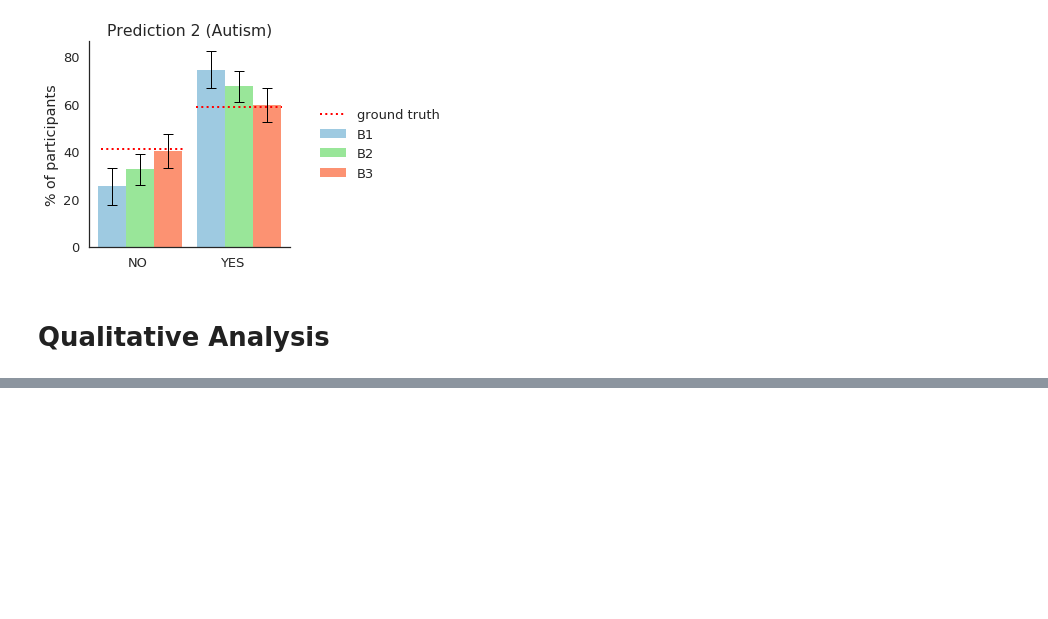
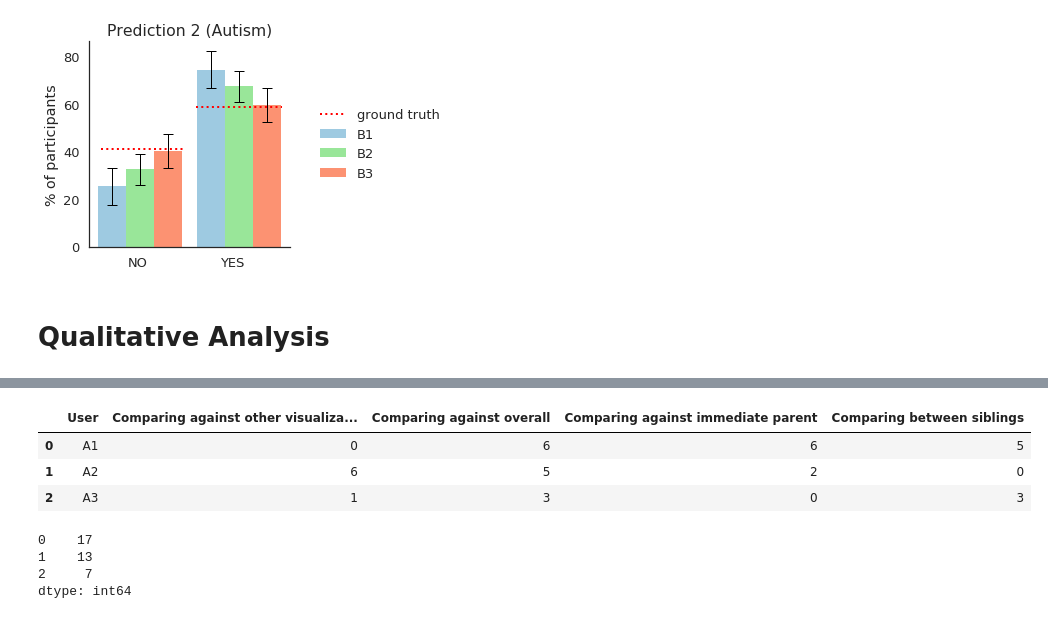
Before and after one commit to dorisjlee/viz-summarization, a Jupyter notebook: ipynb/User Study Results and Paper Statistics.ipynb, the cells around one changed output, grey strips where cells are left out. Saved outputs shown, nothing was run; the diff lists cells and outputs as text; code cells hidden in the pictures; blank space fills up the shorter version.

```diff
--- a/ipynb/User Study Results and Paper Statistics.ipynb
+++ b/ipynb/User Study Results and Paper Statistics.ipynb
@@ -500 +504,3 @@ autism_code = autism_code.drop(0)
+# %%
+comparison = ['Comparing against other visualizations that have the one or more of the same attribute (relatives)','Comparing against overall','Comparing against immediate parent','Comparing between siblings']
 # %%
@@ -507 +508,15 @@ police_code.groupby("User",as_index=False).sum()
+# %%
+police_agg_result[["User"]+comparison]
+# %% [output]
+|  | User | Comparing against other visualiza... | Comparing against overall | Comparing against immediate parent | Comparing between siblings |
+| 0 | A1 | 0 | 6 | 6 | 5 |
+| 1 | A2 | 6 | 5 | 2 | 0 |
+| 2 | A3 | 1 | 3 | 0 | 3 |
+# %%
+police_agg_result[["User"]+comparison].sum(axis=1)
+# %% [output]
+0    17
+1    13
+2     7
+dtype: int64
 # %%
```
Also changed, not shown: parts of 27 cells of this notebook, 4 other files.
